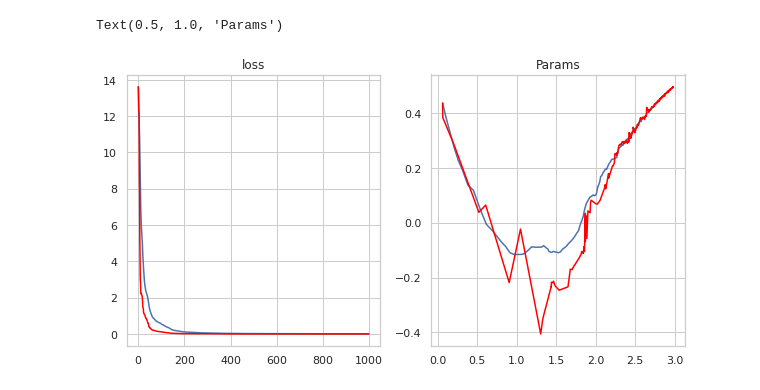
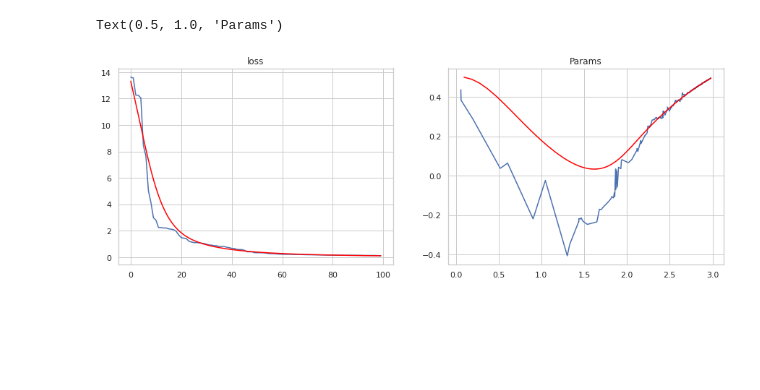
Before and after one commit to DSSC-projects/veni, a Jupyter notebook: fmin.ipynb, the cells around one changed output. Drawn from its saved outputs; the diff is of its cells as text; code cells hidden in the pictures; blank space fills up the shorter version.

Commit message:
Optimizer update

```diff
--- a/fmin.ipynb
+++ b/fmin.ipynb
@@ -58,10 +65,10 @@ xs = []
 ys = []
 f_val = []
 
-optim = SGD(theta, momentum=0.75, eta=0.01, dampening=0.9)
+optim = SGD(theta, eta=0.01)
 
 for i in tqdm(range(1000)):
-    theta = optim.update(theta, jax.random.PRNGKey(i), beale)
+    theta = optim.forward_update(theta, jax.random.PRNGKey(i), beale)
     xs.append(float(theta[0]))
     ys.append(float(theta[1]))
     f_val.append(float(beale(theta)))
@@ -74,20 +81,19 @@ f_val_1 = []
 optim = SGD(theta, eta=0.01)
 
 for i in tqdm(range(1000)):
-    theta = optim.update(theta, jax.random.PRNGKey(i), beale)
+    theta = optim.backward_update(theta, beale)
     xs_1.append(float(theta[0]))
     ys_1.append(float(theta[1]))
     f_val_1.append(float(beale(theta)))
 # %%
-import matplotlib.pyplot as plt
-fig, ax = plt.subplots(1, 2, figsize=(10, 5))
-sns.lineplot(x=[i for i in range(len(f_val))], y=f_val, ax=ax[0])
-sns.lineplot(x=[i for i in range(len(f_val_1))], y=f_val_1, ax=ax[0], color='red')
+fig, ax = plt.subplots(1, 2, figsize=(15, 5))
+sns.lineplot(x=[i for i in range(100)], y=f_val[:100], ax=ax[0])
+sns.lineplot(x=[i for i in range(100)], y=f_val_1[:100], ax=ax[0], color='red')
 # add title : loss
 ax[0].set_title('loss')
 sns.lineplot(x=xs, y=ys, ax=ax[1])
 sns.lineplot(x=xs_1, y=ys_1, ax=ax[1], color='red')
 ax[1].set_title('Params')
 # %% [output]
 Text(0.5, 1.0, 'Params')
-[figure, old version]
+[figure, new version]
```
Also changed, not shown: parts of 2 cells of this notebook.
